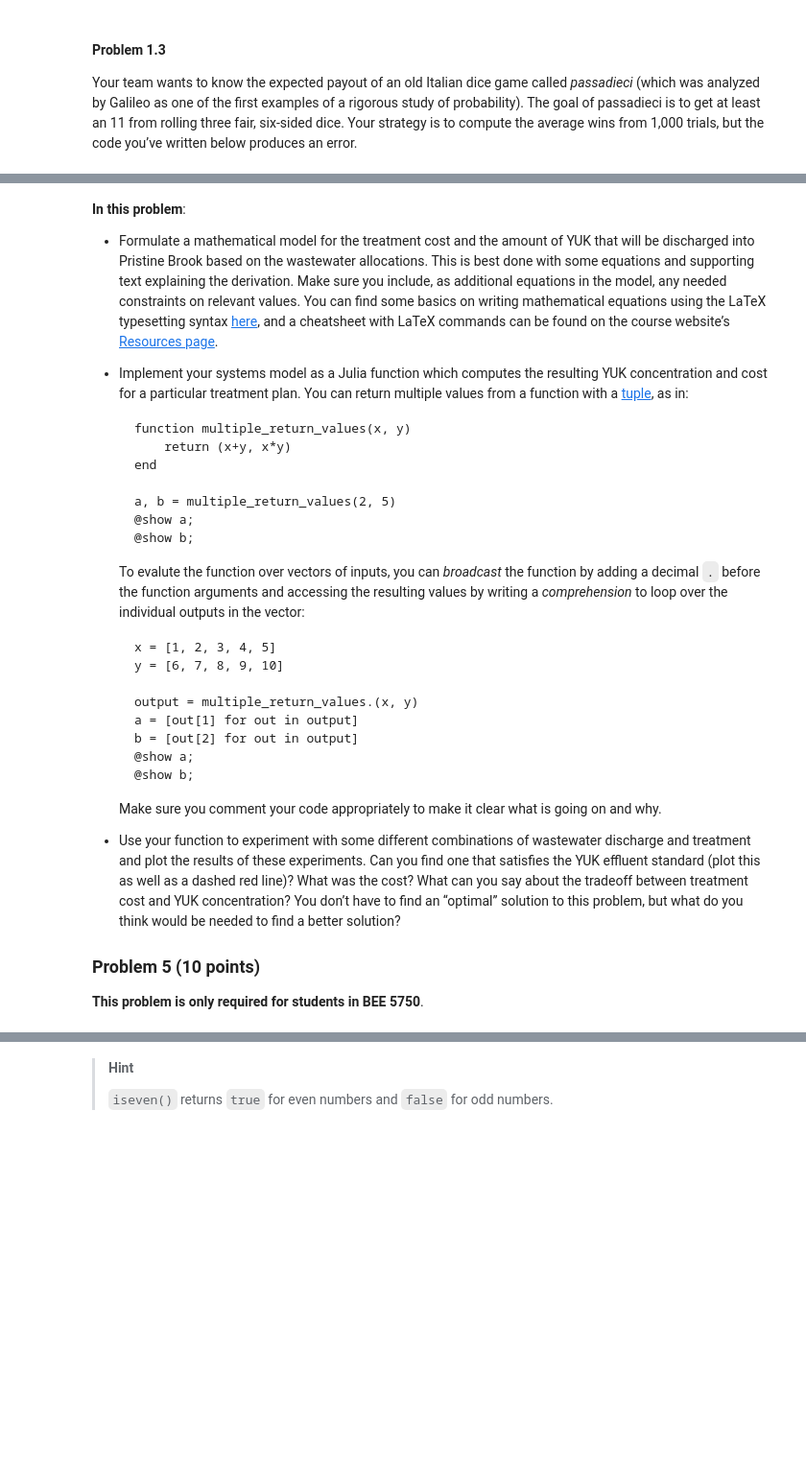
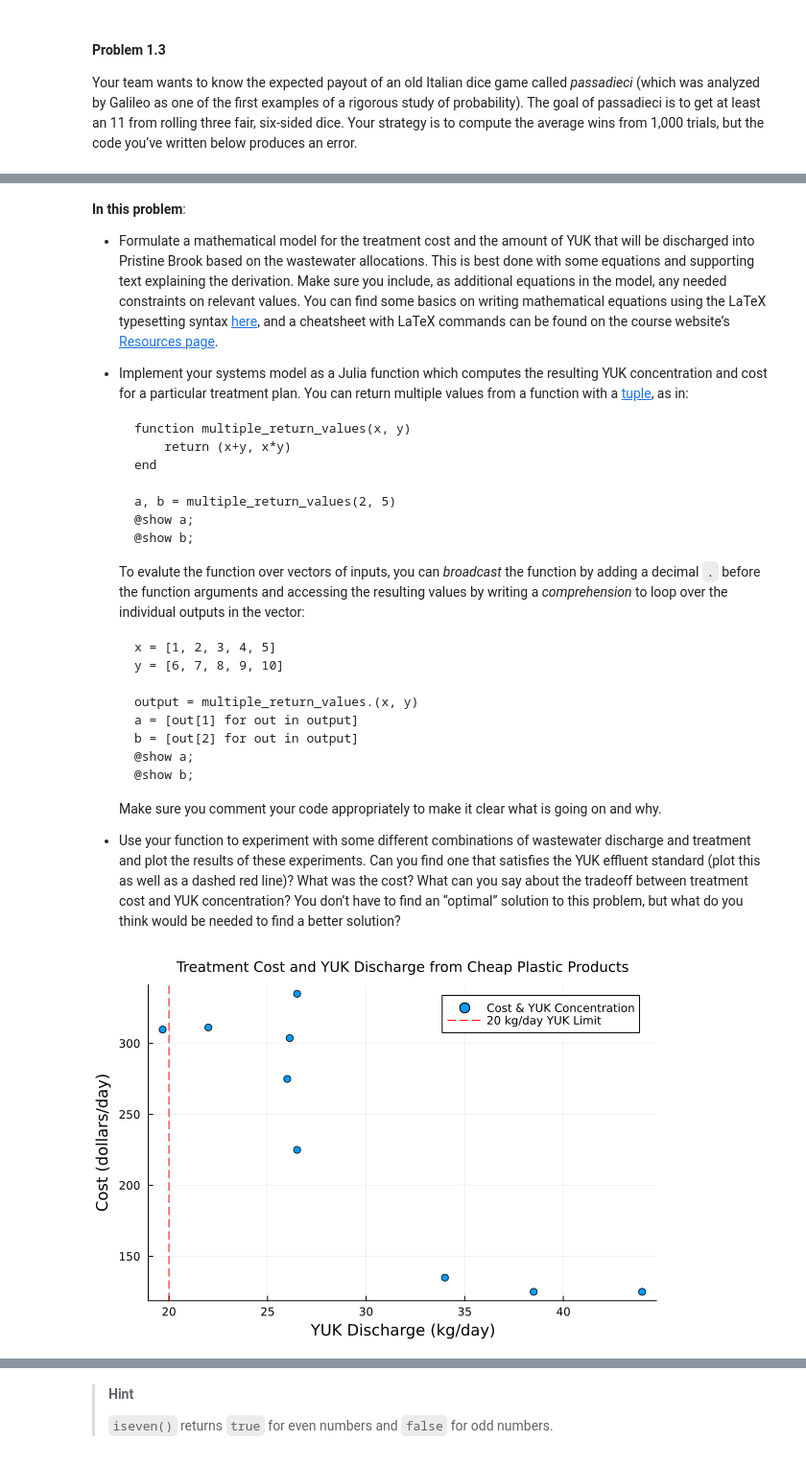
Before and after one commit to BEE4750-FA24/hw1-bcb87, a Jupyter notebook: hw01.ipynb, the cells around one changed output, grey strips where cells are left out. Shown: that part at 96% size. Saved outputs shown, nothing was run; the diff lists cells and outputs as text; code cells hidden in the pictures; blank space fills up the shorter version.

```diff
--- a/hw01.ipynb
+++ b/hw01.ipynb
@@ -323,8 +380,40 @@ display(p)
     YUK concentration? You don’t have to find an “optimal” solution to
     this problem, but what do you think would be needed to find a better
     solution?
-
-### Problem 5 (10 points)
-
-**This problem is only required for students in BEE 5750**.
+# %%
+function YUK_discharge(X1, X2)
+    if X1 + X2 <= 100
+        YUK0 = 100 - X1 - X2; #calculate discharge directly into Pristine Brook
+        #Discharge and cost from waste X1 (Land), converted to kg/day by multiplying by 1kg/m^3
+        YUK1 = 0.2*X1;
+        cost1 = (X1^2)/20;
+        #Discharge and cost from waste X2 (Chemical), converted to kg/day by multiplying by 1kg/m^3
+        e = 1-0.005*X2;
+        YUK2 = X2*(1-e)
+        cost2 = 1.5*X2;
+        #Total cost from both Land and Chemical discharge
+        totcost = cost1 + cost2;
+        totYUK = YUK0 + YUK1 + YUK2;
+        return (totcost, totYUK)
+        if YUK0 + YUK1 + YUK2 >= 20
+            print("YUK dischange greater than 20kg/day")
+        end
+    else print("Wastewater discharge greater than 100m^3/day")
+    end
+end
+#Create vectors with potential X1 and X2 values
+X1 = [80, 20, 75, 75, 74, 70, 60, 30, 10]
+X2 = [10, 70, 15, 20, 24, 20, 30, 60, 80]
+#Use a comprehension loop to get results from values above
+output = YUK_discharge.(X1, X2)
+cost = [out[1] for out in output]
+YUK =  [out[2] for out in output]
+#Plot the results of the cost vs. the YUK discharge
+# For plotting assistance, I used this link: https://docs.juliaplots.org/latest/tutorial/
+scatter((YUK, cost), label = "Cost & YUK Concentration", title = "Treatment Cost and YUK Discharge from Cheap Plastic Products", titlefont = font(10))
+vline!([20], color=:red, linestyle=:dash, label = "20 kg/day YUK Limit")
+ylabel!("Cost (dollars/day)")
+xlabel!("YUK Discharge (kg/day)")
+# %% [output]
+[figure, added]
 # %% [markdown]
```
Also changed, not shown: parts of 11 cells of this notebook.
